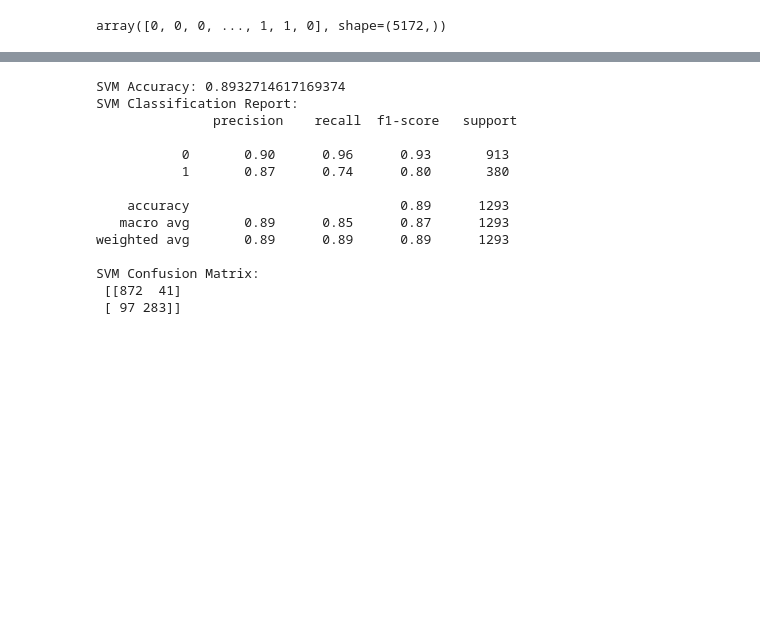
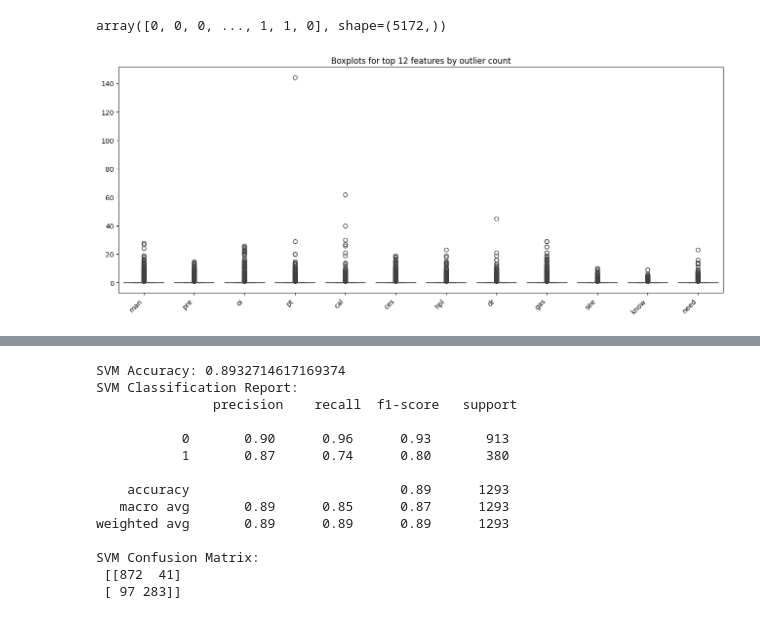
Before and after one commit to Vishwajeet-Londhe/SPPU-CSE-SEM7-Codes, a Jupyter notebook: LP-3/ML/2. Email Spam Classification/Email Spam Classification.ipynb, the cells around one changed output, grey strips where cells are left out. Drawn from its saved outputs; the diff is of its cells as text; code cells hidden in the pictures; blank space fills up the shorter version.

```diff
--- a/LP-3/ML/2. Email Spam Classification/Email Spam Classification.ipynb
+++ b/LP-3/ML/2. Email Spam Classification/Email Spam Classification.ipynb
@@ -54,6 +56,32 @@ Y = df.iloc[:,-1].values # 1 = spam, 0 = not spam
 Y
 # %% [output]
 array([0, 0, 0, ..., 1, 1, 0], shape=(5172,))
+# %%
+numeric_cols = df.select_dtypes(include=['int64', 'float64']).columns.tolist()
+# Visualize outliers
+import matplotlib.pyplot as plt
+import seaborn as sns
+
+# compute IQR outlier counts (you already had this)
+Q1 = df_numeric.quantile(0.25)
+Q3 = df_numeric.quantile(0.75)
+IQR = Q3 - Q1
+lower = Q1 - 1.5 * IQR
+upper = Q3 + 1.5 * IQR
+outlier_mask = ((df_numeric < lower) | (df_numeric > upper))
+outlier_counts = outlier_mask.sum().sort_values(ascending=False)
+
+# pick top N features
+topN = 12
+top_features = outlier_counts.head(topN).index.tolist()
+
+plt.figure(figsize=(16,6))
+sns.boxplot(data=df_numeric[top_features])
+plt.title(f"Boxplots for top {topN} features by outlier count")
+plt.xticks(rotation=45, ha='right')
+plt.show()
+# %% [output]
+[figure, added]
 # %%
 # Split data
 X_train, X_test, y_train, y_test = train_test_split(X, Y, test_size=0.25, random_state=42)
```
Also changed, not shown: parts of 4 cells of this notebook, 1 other file.
